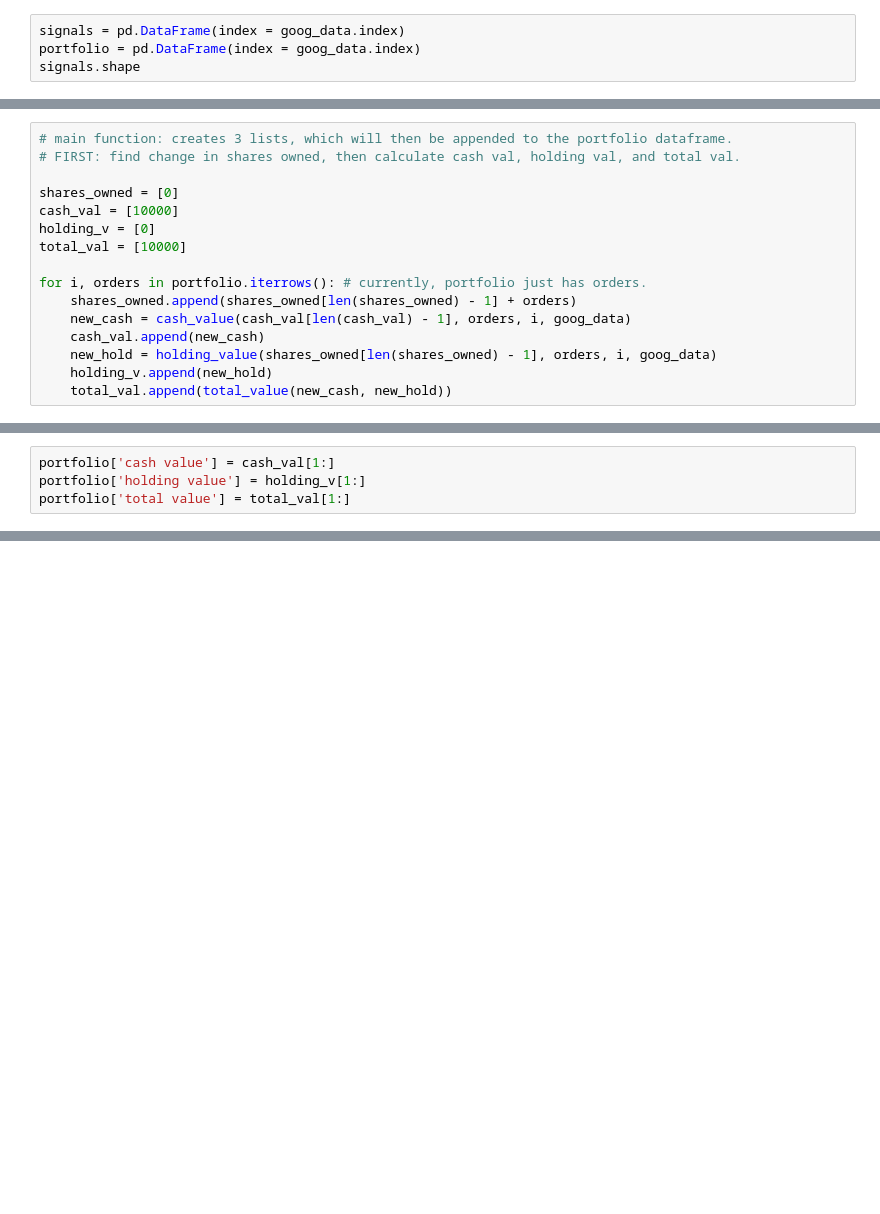
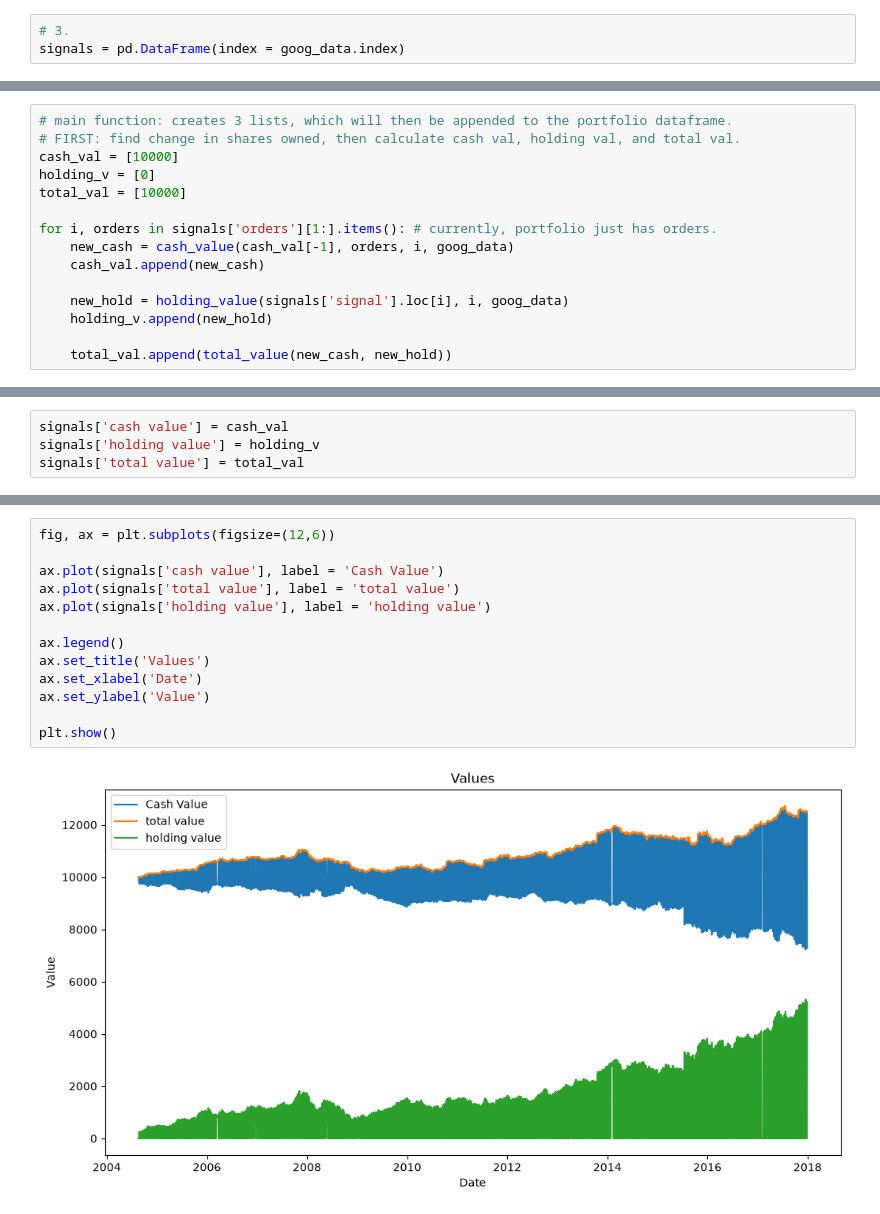
Before and after one commit to damiansl24/FINM-25000, a Jupyter notebook: lect-1/quiz1.ipynb, the cells around one changed output, grey strips where cells are left out. Drawn from its saved outputs; the diff is of its cells as text; blank space fills up the shorter version.

```diff
--- a/lect-1/quiz1.ipynb
+++ b/lect-1/quiz1.ipynb
@@ -12,4 +19,3 @@ goog_data = yf.download('GOOG','2001-01-01', '2018-01-01')
 # %%
+# 3.
 signals = pd.DataFrame(index = goog_data.index)
-portfolio = pd.DataFrame(index = goog_data.index)
-signals.shape
@@ -73,16 +94,15 @@ def total_value(cash_value: int, holding_value: int) -> int:
 # %%
 # main function: creates 3 lists, which will then be appended to the portfolio dataframe.
 # FIRST: find change in shares owned, then calculate cash val, holding val, and total val.
-
-shares_owned = [0]
 cash_val = [10000]
 holding_v = [0]
 total_val = [10000]
 
-for i, orders in portfolio.iterrows(): # currently, portfolio just has orders.
-    shares_owned.append(shares_owned[len(shares_owned) - 1] + orders)
-    new_cash = cash_value(cash_val[len(cash_val) - 1], orders, i, goog_data)
+for i, orders in signals['orders'][1:].items(): # currently, portfolio just has orders.
+    new_cash = cash_value(cash_val[-1], orders, i, goog_data)
     cash_val.append(new_cash)
-    new_hold = holding_value(shares_owned[len(shares_owned) - 1], orders, i, goog_data)
+
+    new_hold = holding_value(signals['signal'].loc[i], i, goog_data)
     holding_v.append(new_hold)
+
     total_val.append(total_value(new_cash, new_hold))
@@ -91,4 +109,4 @@ TypeError: int() argument must be a string, a bytes-like object or a real number
 # %%
-portfolio['cash value'] = cash_val[1:]
-portfolio['holding value'] = holding_v[1:]
-portfolio['total value'] = total_val[1:]
+signals['cash value'] = cash_val
+signals['holding value'] = holding_v
+signals['total value'] = total_val
@@ -94,0 +130,15 @@ portfolio['total value'] = total_val[1:]
+# %%
+fig, ax = plt.subplots(figsize=(12,6))
+
+ax.plot(signals['cash value'], label = 'Cash Value')
+ax.plot(signals['total value'], label = 'total value')
+ax.plot(signals['holding value'], label = 'holding value')
+
+ax.legend()
+ax.set_title('Values')
+ax.set_xlabel('Date')
+ax.set_ylabel('Value')
+
+plt.show()
+# %% [output]
+[figure, added]
```
Also changed, not shown: parts of 11 cells of this notebook, 1 other file.
